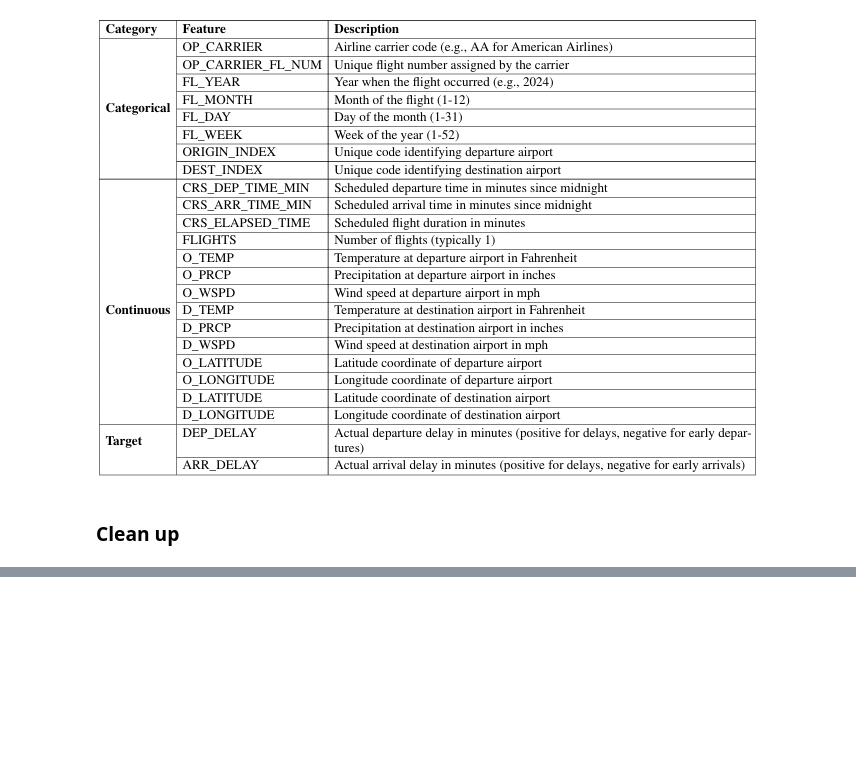
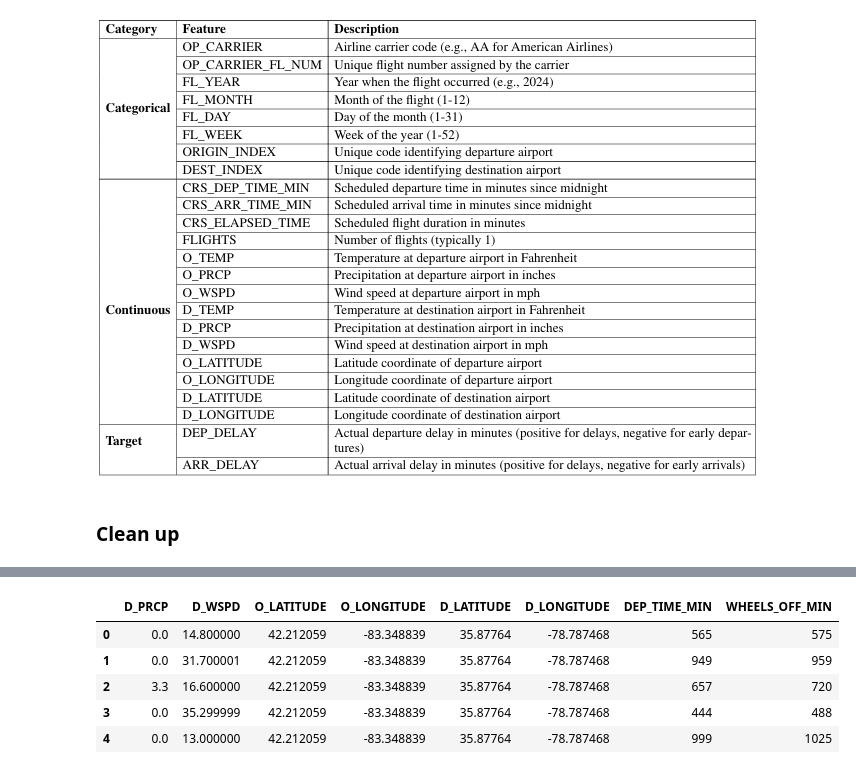
Before and after one commit to kevinbrugnera/Flight-Delay-Forecasting, a Jupyter notebook: exploration.ipynb, the cells around one changed output, grey strips where cells are left out. Cells and saved outputs as stored; diff of their text form; code cells hidden in the pictures; blank space fills up the shorter version.

```diff
--- a/exploration.ipynb
+++ b/exploration.ipynb
@@ -209,4 +479,11 @@ df_2022=prepare_df(df_2022, mode="tabular",time_of_prediction="arrival")
 # %%
-#df_2022.iloc[:,15:].head()
+df_2022.iloc[:,15:].head()
+# %% [output]
+|  | D_PRCP | D_WSPD | O_LATITUDE | O_LONGITUDE | D_LATITUDE | D_LONGITUDE | DEP_TIME_MIN | WHEELS_OFF_MIN |
+| 0 | 0.0 | 14.800000 | 42.212059 | -83.348839 | 35.87764 | -78.787468 | 565 | 575 |
+| 1 | 0.0 | 31.700001 | 42.212059 | -83.348839 | 35.87764 | -78.787468 | 949 | 959 |
+| 2 | 3.3 | 16.600000 | 42.212059 | -83.348839 | 35.87764 | -78.787468 | 657 | 720 |
+| 3 | 0.0 | 35.299999 | 42.212059 | -83.348839 | 35.87764 | -78.787468 | 444 | 488 |
+| 4 | 0.0 | 13.000000 | 42.212059 | -83.348839 | 35.87764 | -78.787468 | 999 | 1025 |
 # %%
 #df_2022.dtypes
```
Also changed, not shown: parts of 22 cells of this notebook.
